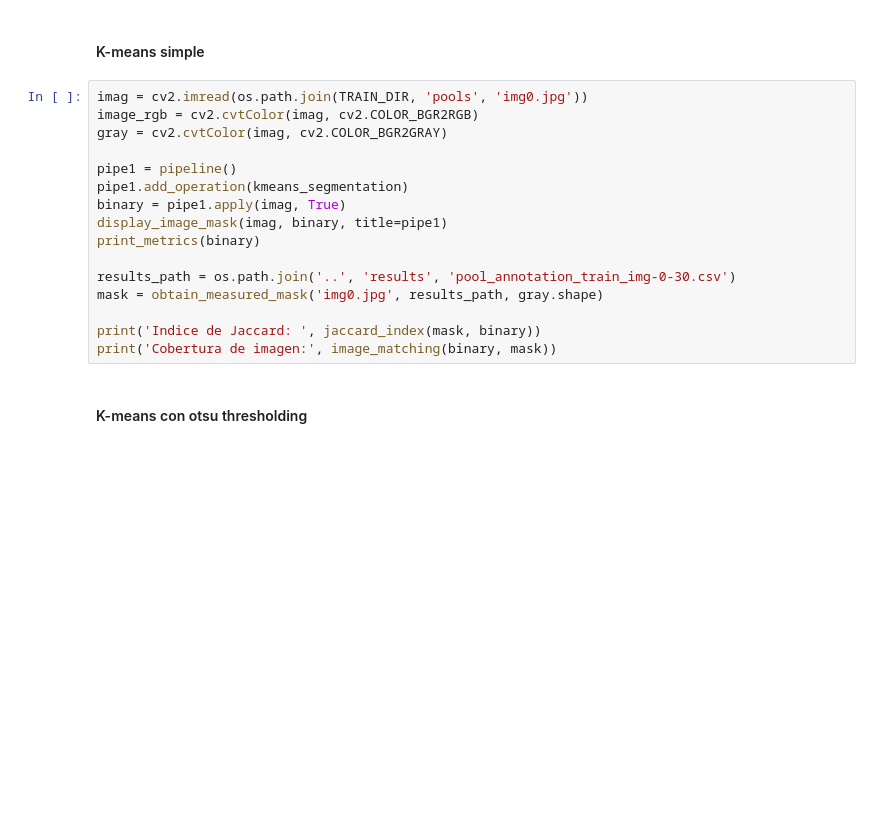
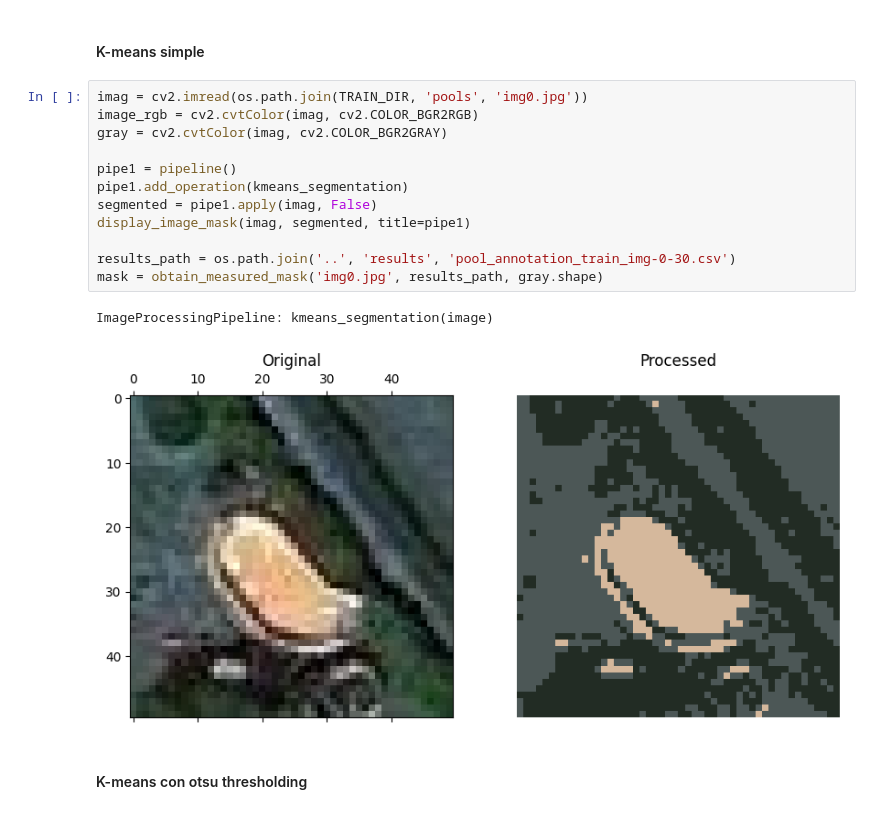
Before and after one commit to AlexisBaladon/Pool-Analyzer, a Jupyter notebook: notebooks/SEG.ipynb, the cells around one changed output. Saved outputs shown, nothing was run; the diff lists cells and outputs as text; blank space fills up the shorter version.

```diff
--- a/notebooks/SEG.ipynb
+++ b/notebooks/SEG.ipynb
@@ -421,19 +453,18 @@ Al aplicar segmentación omitiendo el paso de k-means para separación de compon
 # %%
 imag = cv2.imread(os.path.join(TRAIN_DIR, 'pools', 'img0.jpg'))
 image_rgb = cv2.cvtColor(imag, cv2.COLOR_BGR2RGB)
 gray = cv2.cvtColor(imag, cv2.COLOR_BGR2GRAY)
 
 pipe1 = pipeline()
 pipe1.add_operation(kmeans_segmentation)
-binary = pipe1.apply(imag, True)
-display_image_mask(imag, binary, title=pipe1)
-print_metrics(binary)
+segmented = pipe1.apply(imag, False)
+display_image_mask(imag, segmented, title=pipe1)
 
 results_path = os.path.join('..', 'results', 'pool_annotation_train_img-0-30.csv')
 mask = obtain_measured_mask('img0.jpg', results_path, gray.shape)
-
-print('Indice de Jaccard: ', jaccard_index(mask, binary))
-print('Cobertura de imagen:', image_matching(binary, mask))
+# %% [output]
+ImageProcessingPipeline: kmeans_segmentation(image)
+[figure, added]
 # %% [markdown]
 #### K-means con otsu thresholding
 # %% [markdown]
```
Also changed, not shown: parts of 24 cells of this notebook, 4 other files.
